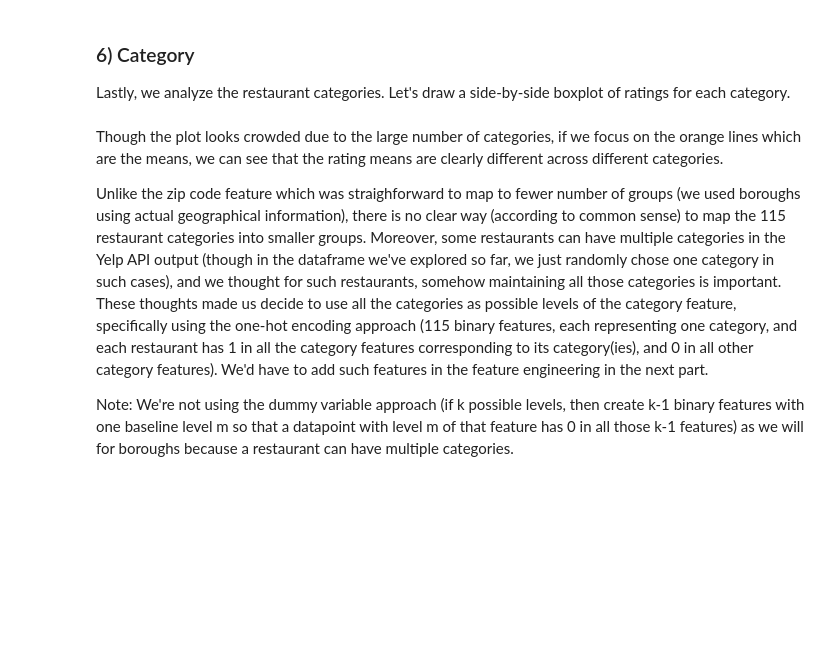
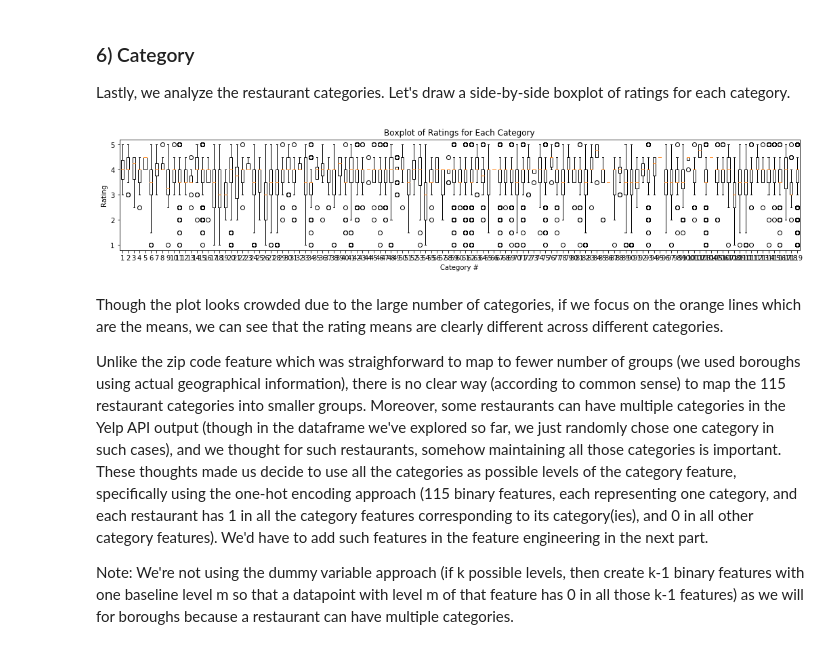
Before and after one commit to sandershihacker/yelp-rating-prediction, a Jupyter notebook: yelp_rating_prediction.ipynb, the cells around one changed output. Drawn from its saved outputs; the diff is of its cells as text; code cells hidden in the pictures; blank space fills up the shorter version.

```diff
--- a/yelp_rating_prediction.ipynb
+++ b/yelp_rating_prediction.ipynb
@@ -780,24 +780,30 @@ Again, all pairs have very high correlations, so let's choose the two days that
 
 Lastly, we analyze the restaurant categories. Let's draw a side-by-side boxplot of ratings for each category.
 # %%
+# THIS CELL RUNS FOR AROUND 8 MINUTES
 plt.rcParams["figure.figsize"] = [18,3]
 
 def boxplot_each_category(df):
     """
     Input
     - df is the Pandas dataframe containing the data
 
     This function plots a side-by-side boxplot of ratings for each restaurant category in the dataframe
     """
-    unique_categs = df['category'].unique()
-    boxplot_input = [list(df.loc[df['category']==categ]['rating']) for categ in unique_categs]
+    unique_categs = np.unique([categ for categs in df['category'] for categ in categs])
+    boxplot_input = []
+    for categ in unique_categs:
+        this_categ_list = [df.iloc[row,:]['rating'] for row in range(0,df.shape[0]) if categ in df.iloc[row,:]['category']]
+        boxplot_input.append(this_categ_list)
     plt.boxplot(boxplot_input)
     plt.xlabel("Category #")
     plt.ylabel("Rating")
     plt.title("Boxplot of Ratings for Each Category")
     plt.show()
 
 boxplot_each_category(df=training_features)
+# %% [output]
+[figure, added]
 # %% [markdown]
 Though the plot looks crowded due to the large number of categories, if we focus on the orange lines which are the means, we can see that the rating means are clearly different across different categories.
 
```
Also changed, not shown: parts of 20 cells of this notebook.
